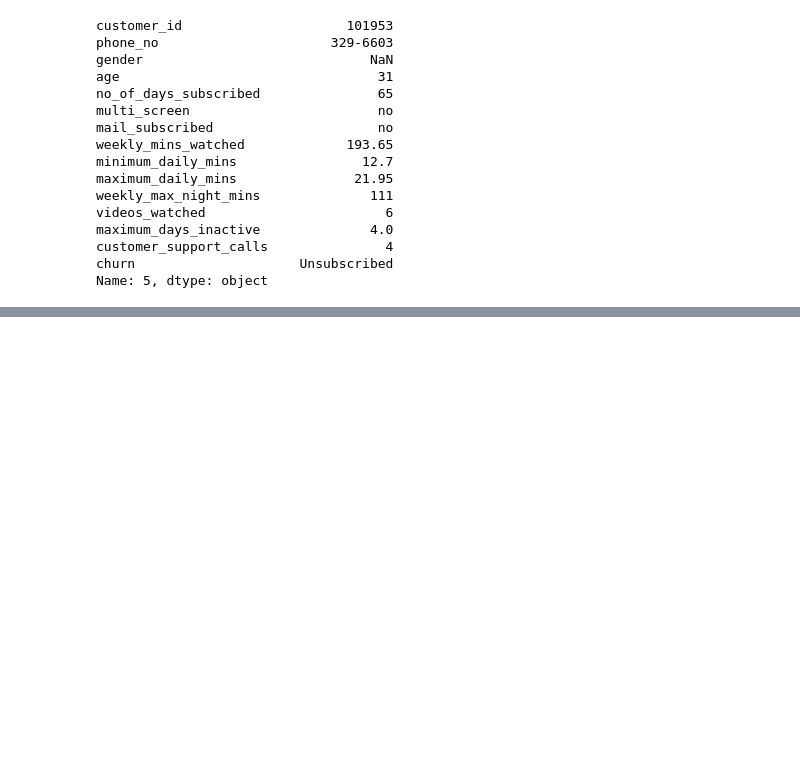
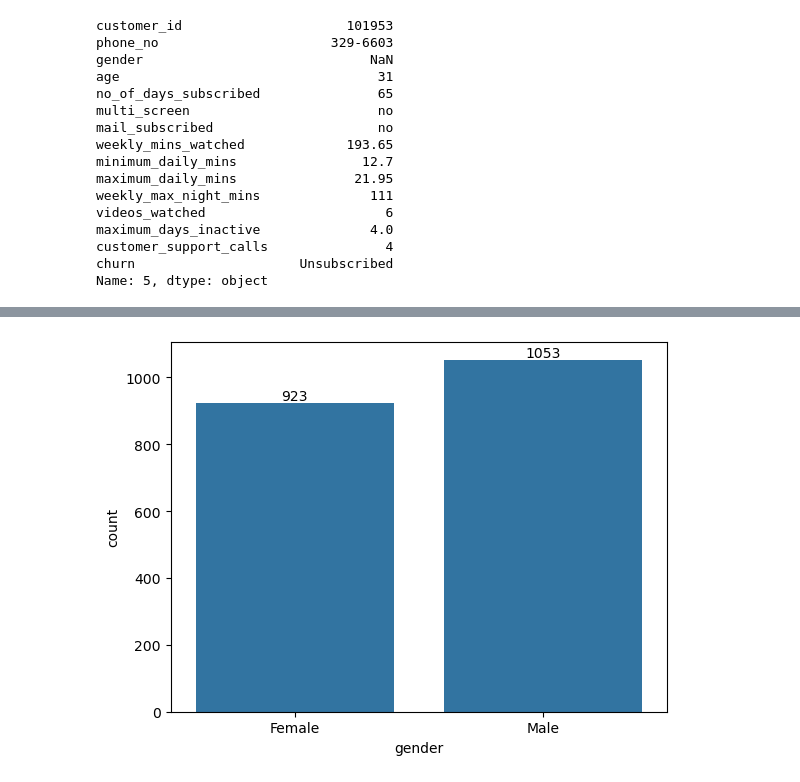
Before and after one commit to omrajsharma/lb-py-may-2025, a Jupyter notebook: caseStudy1.ipynb, the cells around one changed output, grey strips where cells are left out. Cells and saved outputs as stored; diff of their text form; code cells hidden in the pictures; blank space fills up the shorter version.

```diff
--- a/caseStudy1.ipynb
+++ b/caseStudy1.ipynb
@@ -300,0 +388,7 @@ Name: 5, dtype: object
+# %%
+cp = sns.countplot(x='gender', data=df)
+for i in cp.containers:
+    cp.bar_label(i)
+plt.show()
+# %% [output]
+[figure, added]
```
Also changed, not shown: parts of 42 cells of this notebook.
